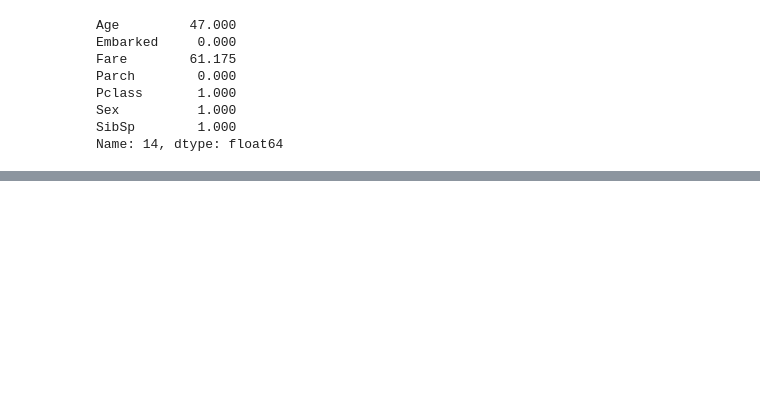
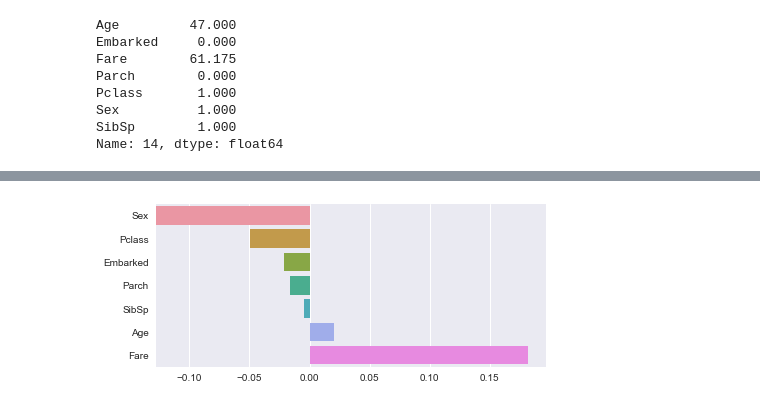
Before and after one commit to marcbllv/masterthesis, a Jupyter notebook: notebooks/Titanic.ipynb, the cells around one changed output, grey strips where cells are left out. Saved outputs shown, nothing was run; the diff lists cells and outputs as text; code cells hidden in the pictures; blank space fills up the shorter version.

```diff
--- a/notebooks/Titanic.ipynb
+++ b/notebooks/Titanic.ipynb
@@ -169,0 +165,13 @@ fig.savefig('../report/img/1-2-2.svg')
+# %%
+pred, bias, contrib = treeinterpreter.predict(rf, test.mode())
+contrib = pd.DataFrame(contrib[:,:,1], columns=test.columns)
+# %%
+fig = plt.figure(figsize=(7, 3))
+
+c = contrib.loc[0]
+srtd = c.sort_values()
+sns.barplot(srtd.values, srtd.index)
+
+fig.savefig('../report/img/titanic-treeint-mode.svg')
+# %% [output]
+[figure, added]
```
Also changed, not shown: parts of 12 cells of this notebook, 14 other files.
